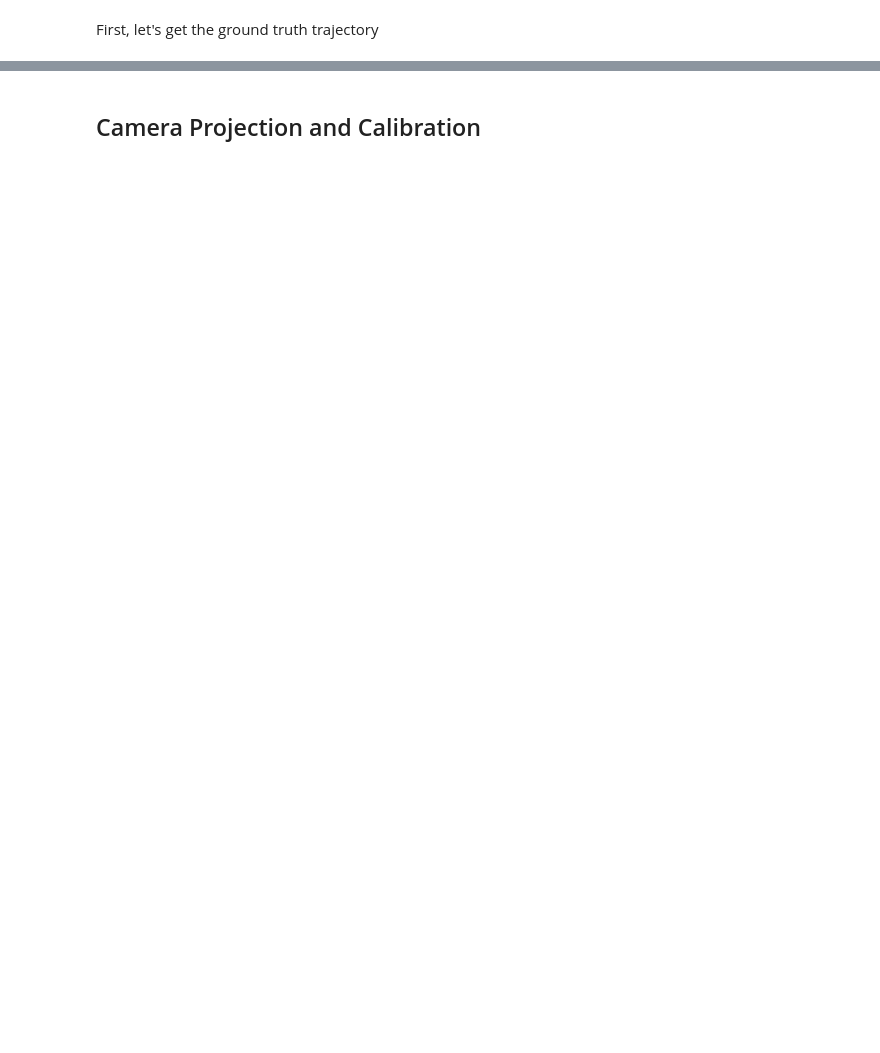
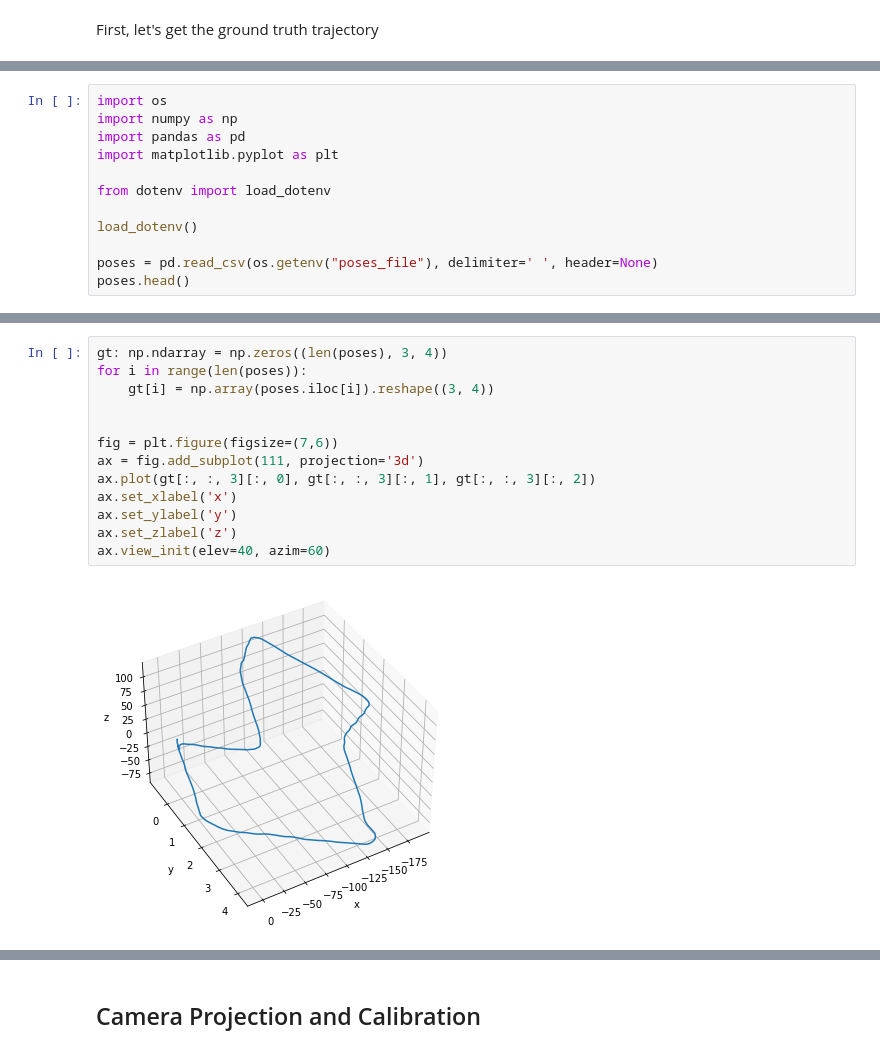
Before and after one commit to KoKoLates/kitti-dataset-visualize, a Jupyter notebook: notebook/main.ipynb, the cells around one changed output, grey strips where cells are left out. Cells and saved outputs as stored; diff of their text form; blank space fills up the shorter version.

```diff
--- a/notebook/main.ipynb
+++ b/notebook/main.ipynb
@@ -29,0 +6,12 @@ plt.show()
+# %%
+import os
+import numpy as np
+import pandas as pd
+import matplotlib.pyplot as plt
+
+from dotenv import load_dotenv
+
+load_dotenv()
+
+poses = pd.read_csv(os.getenv("poses_file"), delimiter=' ', header=None)
+poses.head()
@@ -29,0 +25,15 @@ plt.show()
+# %%
+gt: np.ndarray = np.zeros((len(poses), 3, 4))
+for i in range(len(poses)):
+    gt[i] = np.array(poses.iloc[i]).reshape((3, 4))
+
+
+fig = plt.figure(figsize=(7,6))
+ax = fig.add_subplot(111, projection='3d')
+ax.plot(gt[:, :, 3][:, 0], gt[:, :, 3][:, 1], gt[:, :, 3][:, 2])
+ax.set_xlabel('x')
+ax.set_ylabel('y')
+ax.set_zlabel('z')
+ax.view_init(elev=40, azim=60)
+# %% [output]
+[figure, added]
```
Also changed, not shown: parts of 18 cells of this notebook.
